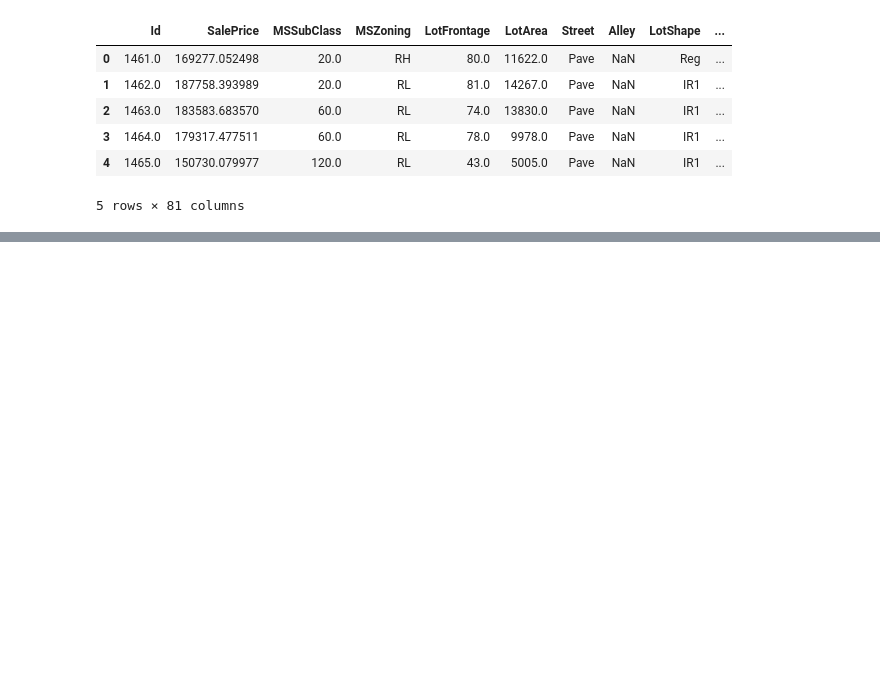
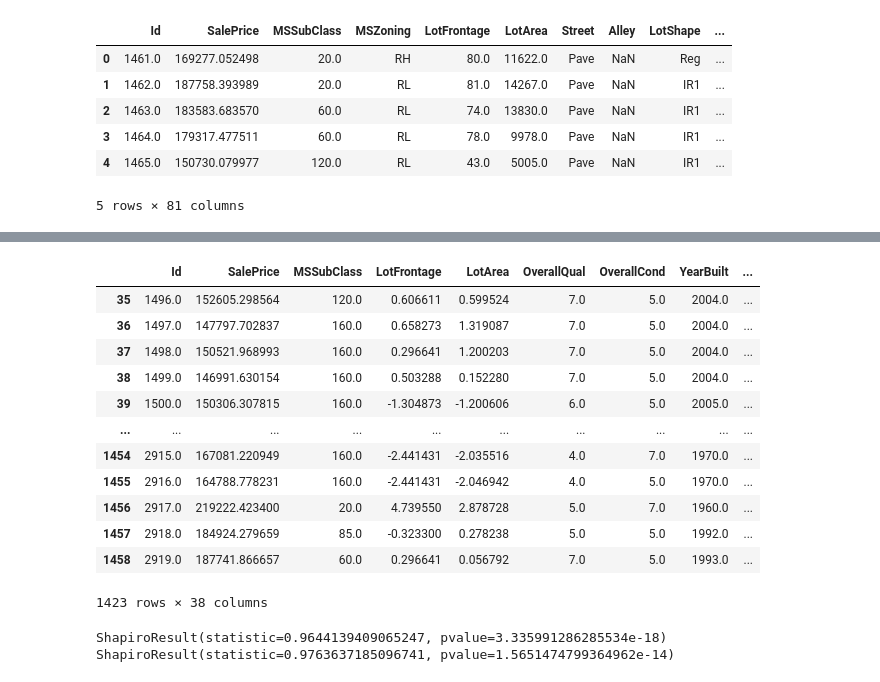
Before and after one commit to Poke0647/VVSU-6sem-ML-Isaenko, a Jupyter notebook: works/lab3/lab33.ipynb, the cells around one changed output, grey strips where cells are left out. Saved outputs shown, nothing was run; the diff lists cells and outputs as text; code cells hidden in the pictures; blank space fills up the shorter version.

```diff
--- a/works/lab3/lab33.ipynb
+++ b/works/lab3/lab33.ipynb
@@ -667,0 +868,31 @@ sns.scatterplot(data=df, x="LotArea", y="LotFrontage")
+# %%
+LotFr = StandardScaler().fit_transform(df_c.LotFrontage.to_numpy().reshape(-1, 1))
+LotAr = StandardScaler().fit_transform(df_c.LotArea.to_numpy().reshape(-1, 1))
+
+num_cols = df_c.select_dtypes(include=['int', 'float']).columns
+normilize_df = df_c[num_cols].copy()
+normilize_df.LotFrontage = LotFr
+normilize_df.LotArea = LotAr
+normilize_df
+# %% [output]
+|  | Id | SalePrice | MSSubClass | LotFrontage | LotArea | OverallQual | OverallCond | YearBuilt | ... |
+| 35 | 1496.0 | 152605.298564 | 120.0 | 0.606611 | 0.599524 | 7.0 | 5.0 | 2004.0 | ... |
+| 36 | 1497.0 | 147797.702837 | 160.0 | 0.658273 | 1.319087 | 7.0 | 5.0 | 2004.0 | ... |
+| 37 | 1498.0 | 150521.968993 | 160.0 | 0.296641 | 1.200203 | 7.0 | 5.0 | 2004.0 | ... |
+| 38 | 1499.0 | 146991.630154 | 160.0 | 0.503288 | 0.152280 | 7.0 | 5.0 | 2004.0 | ... |
+| 39 | 1500.0 | 150306.307815 | 160.0 | -1.304873 | -1.200606 | 6.0 | 5.0 | 2005.0 | ... |
+| ... | ... | ... | ... | ... | ... | ... | ... | ... | ... |
+| 1454 | 2915.0 | 167081.220949 | 160.0 | -2.441431 | -2.035516 | 4.0 | 7.0 | 1970.0 | ... |
+| 1455 | 2916.0 | 164788.778231 | 160.0 | -2.441431 | -2.046942 | 4.0 | 5.0 | 1970.0 | ... |
+| 1456 | 2917.0 | 219222.423400 | 20.0 | 4.739550 | 2.878728 | 5.0 | 7.0 | 1960.0 | ... |
+| 1457 | 2918.0 | 184924.279659 | 85.0 | -0.323300 | 0.278238 | 5.0 | 5.0 | 1992.0 | ... |
+| 1458 | 2919.0 | 187741.866657 | 60.0 | 0.296641 | 0.056792 | 7.0 | 5.0 | 1993.0 | ... |
+1423 rows × 38 columns
+# %%
+import scipy.stats as st
+
+print( st.shapiro(normilize_df.LotFrontage))
+print( st.shapiro(normilize_df.LotArea))
+# %% [output]
+ShapiroResult(statistic=0.9644139409065247, pvalue=3.335991286285534e-18)
+ShapiroResult(statistic=0.9763637185096741, pvalue=1.5651474799364962e-14)
```
Also changed, not shown: parts of 28 cells of this notebook.
